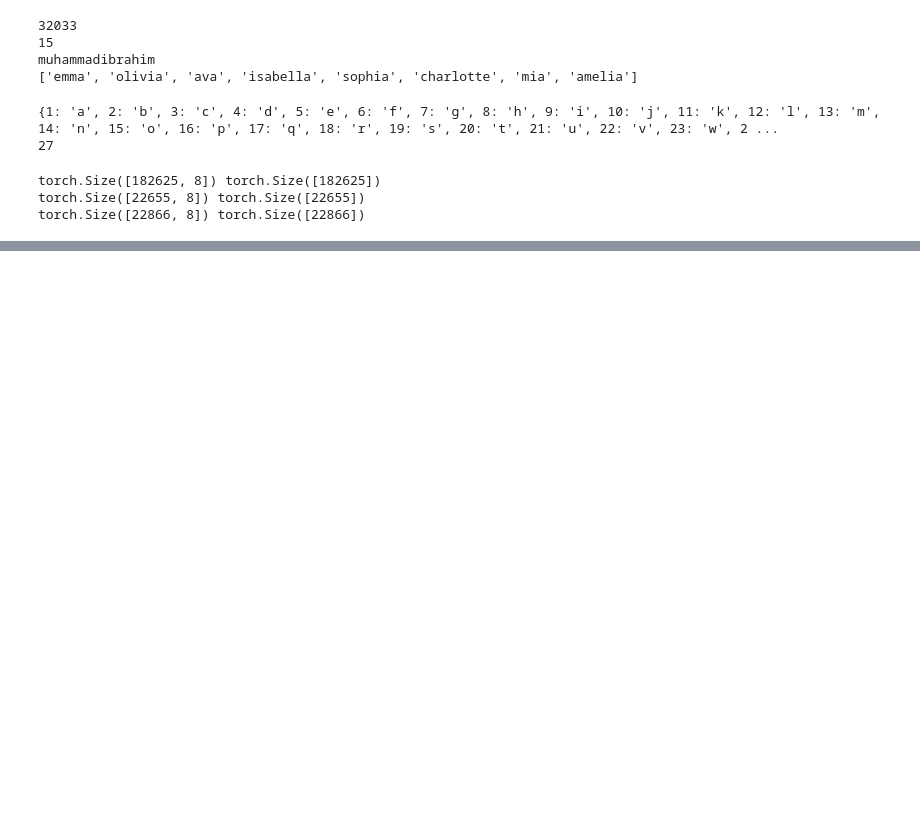
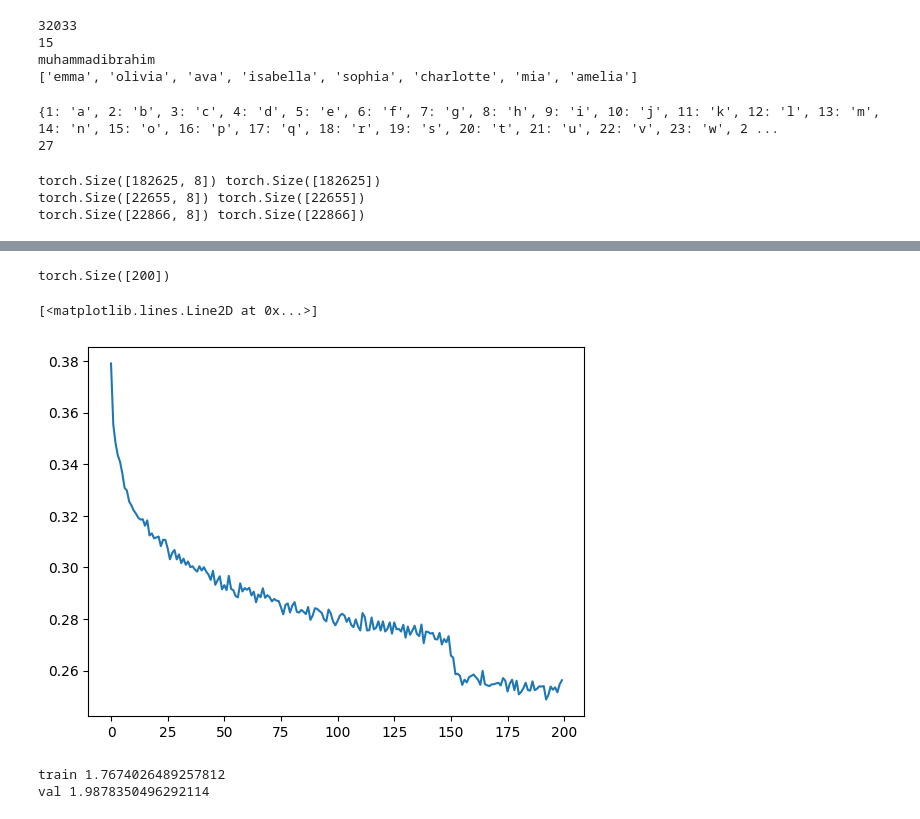
Before and after one commit to LYK-love/Machine-Learning-Basic, a Jupyter notebook: makemore/makemore_part5_from_sractch.ipynb, the cells around one changed output, grey strips where cells are left out. Drawn from its saved outputs; the diff is of its cells as text; code cells hidden in the pictures; blank space fills up the shorter version.

```diff
--- a/makemore/makemore_part5_from_sractch.ipynb
+++ b/makemore/makemore_part5_from_sractch.ipynb
@@ -68,3 +68,6 @@ Xte,  Yte  = build_dataset(words[n2:])     # 10%
 torch.Size([182625, 8]) torch.Size([182625])
 torch.Size([22655, 8]) torch.Size([22655])
 torch.Size([22866, 8]) torch.Size([22866])
+# %%
+for x,y in zip(Xtr[:20], Ytr[:20]):
+  print(''.join(itos[ix.item()] for ix in x), '-->', itos[y.item()])
@@ -70,0 +267,6 @@ torch.Size([22866, 8]) torch.Size([22866])
+# %%
+ix = torch.randint(0, vocab_size, (3,)) # Get a batch of 3 samples. Each sample is a single integer index ranging from 0 to vocab_size-1, used to select one feature in the embedding matrix.
+ix.shape
+f = Embedding(vocab_size, n_embd)
+y = f.__call__(ix)
+y.shape
@@ -70,0 +275,30 @@ torch.Size([22866, 8]) torch.Size([22866])
+# %%
+# same optimization as last time
+max_steps = 200000
+batch_size = 32
+lossi = []
+
+for i in range(max_steps):
+  # minibatch construct
+  ix = torch.randint(0, Xtr.shape[0], (batch_size,)) # A batch of indices. Each index is a random integer ranging from 0 to Xtr.shape[0]-1.
+
+  Xb, Yb = Xtr[ix], Ytr[ix] # batch X,Y. # Each single sample is a context (length=8)
+
+  # forward pass
+  logits = model(Xb) # Each context (8-D vector) is converted to a 27-D vector.
+  loss = F.cross_entropy(logits, Yb) # loss function
+
+  # backward pass
+  for p in parameters:
+    p.grad = None
+  loss.backward()
+
+  # update: simple SGD
+  lr = 0.1 if i < 150000 else 0.01 # step learning rate decay
+  for p in parameters:
+    p.data += -lr * p.grad
+
+  # track stats
+  if i % 10000 == 0: # print every once in a while
+    print(f'{i:7d}/{max_steps:7d}: {loss.item():.4f}')
+  lossi.append(loss.log10().item())
@@ -70,0 +326,9 @@ torch.Size([22866, 8]) torch.Size([22866])
+# %%
+torch.tensor(lossi).view(-1, 1000).mean(1).shape
+# %% [output]
+torch.Size([200])
+# %%
+plt.plot(torch.tensor(lossi).view(-1, 1000).mean(1))
+# %% [output]
+[<matplotlib.lines.Line2D at 0x...>]
+[figure, added]
@@ -70,0 +339,18 @@ torch.Size([22866, 8]) torch.Size([22866])
+# %%
+# evaluate the loss
+@torch.no_grad() # this decorator disables gradient tracking inside pytorch
+def split_loss(split):
+  x,y = {
+    'train': (Xtr, Ytr),
+    'val': (Xdev, Ydev),
+    'test': (Xte, Yte),
+  }[split]
+  logits = model(x)
+  loss = F.cross_entropy(logits, y)
+  print(split, loss.item())
+
+split_loss('train')
+split_loss('val')
+# %% [output]
+train 1.7674026489257812
+val 1.9878350496292114
```
Also changed, not shown: parts of 10 cells of this notebook, 5 other files.
